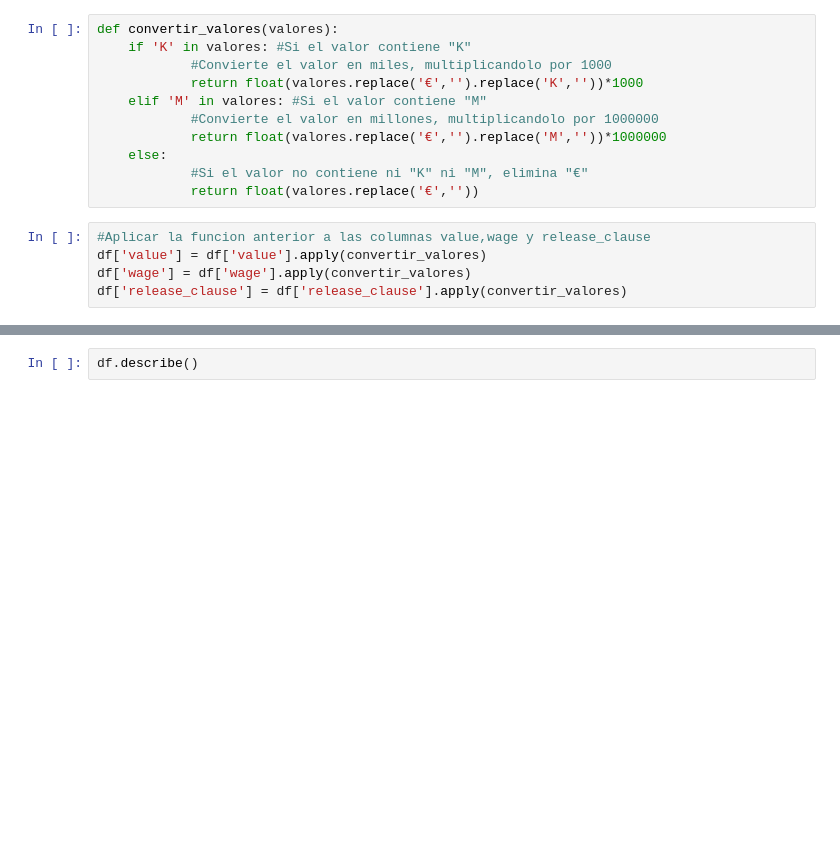
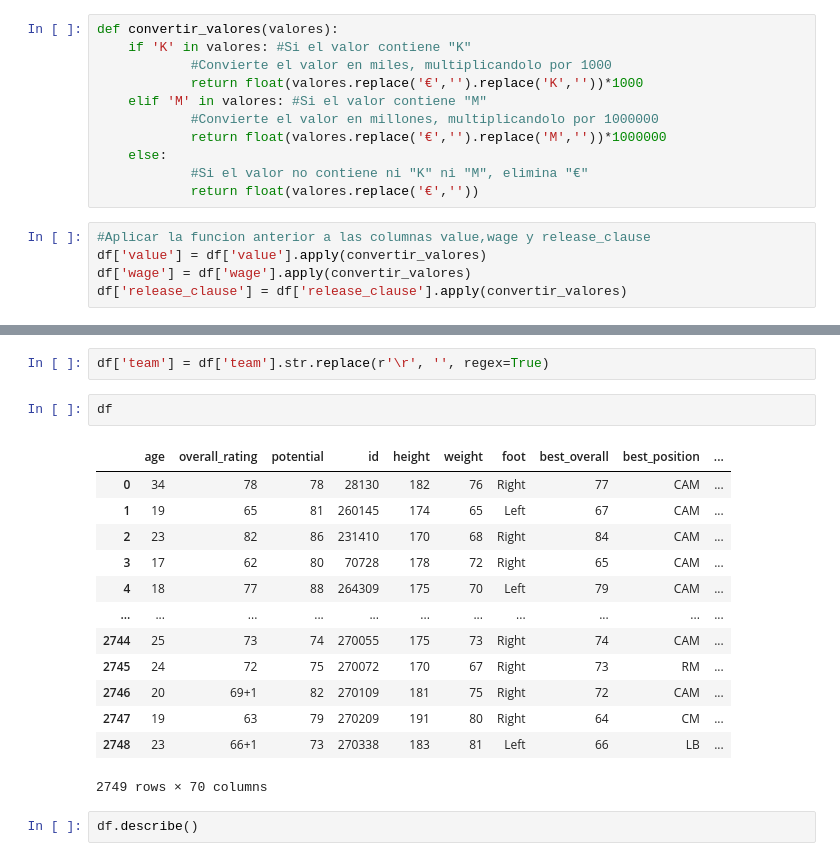
Before and after one commit to javierlara47/TFG, a Jupyter notebook: notebooks/machine_learning.ipynb, the cells around one changed output, grey strips where cells are left out. Saved outputs shown, nothing was run; the diff lists cells and outputs as text; blank space fills up the shorter version.

```diff
--- a/notebooks/machine_learning.ipynb
+++ b/notebooks/machine_learning.ipynb
@@ -270,3 +279,21 @@ df.head()
+# %%
+df['team'] = df['team'].str.replace(r'\r', '', regex=True)
+# %%
+df
+# %% [output]
+|  | age | overall_rating | potential | id | height | weight | foot | best_overall | best_position | ... |
+| 0 | 34 | 78 | 78 | 28130 | 182 | 76 | Right | 77 | CAM | ... |
+| 1 | 19 | 65 | 81 | 260145 | 174 | 65 | Left | 67 | CAM | ... |
+| 2 | 23 | 82 | 86 | 231410 | 170 | 68 | Right | 84 | CAM | ... |
+| 3 | 17 | 62 | 80 | 70728 | 178 | 72 | Right | 65 | CAM | ... |
+| 4 | 18 | 77 | 88 | 264309 | 175 | 70 | Left | 79 | CAM | ... |
+| ... | ... | ... | ... | ... | ... | ... | ... | ... | ... | ... |
+| 2744 | 25 | 73 | 74 | 270055 | 175 | 73 | Right | 74 | CAM | ... |
+| 2745 | 24 | 72 | 75 | 270072 | 170 | 67 | Right | 73 | RM | ... |
+| 2746 | 20 | 69+1 | 82 | 270109 | 181 | 75 | Right | 72 | CAM | ... |
+| 2747 | 19 | 63 | 79 | 270209 | 191 | 80 | Right | 64 | CM | ... |
+| 2748 | 23 | 66+1 | 73 | 270338 | 183 | 81 | Left | 66 | LB | ... |
+2749 rows × 70 columns
 # %%
 df.describe()
 # %% [output]
```
Also changed, not shown: parts of 2 cells of this notebook.
